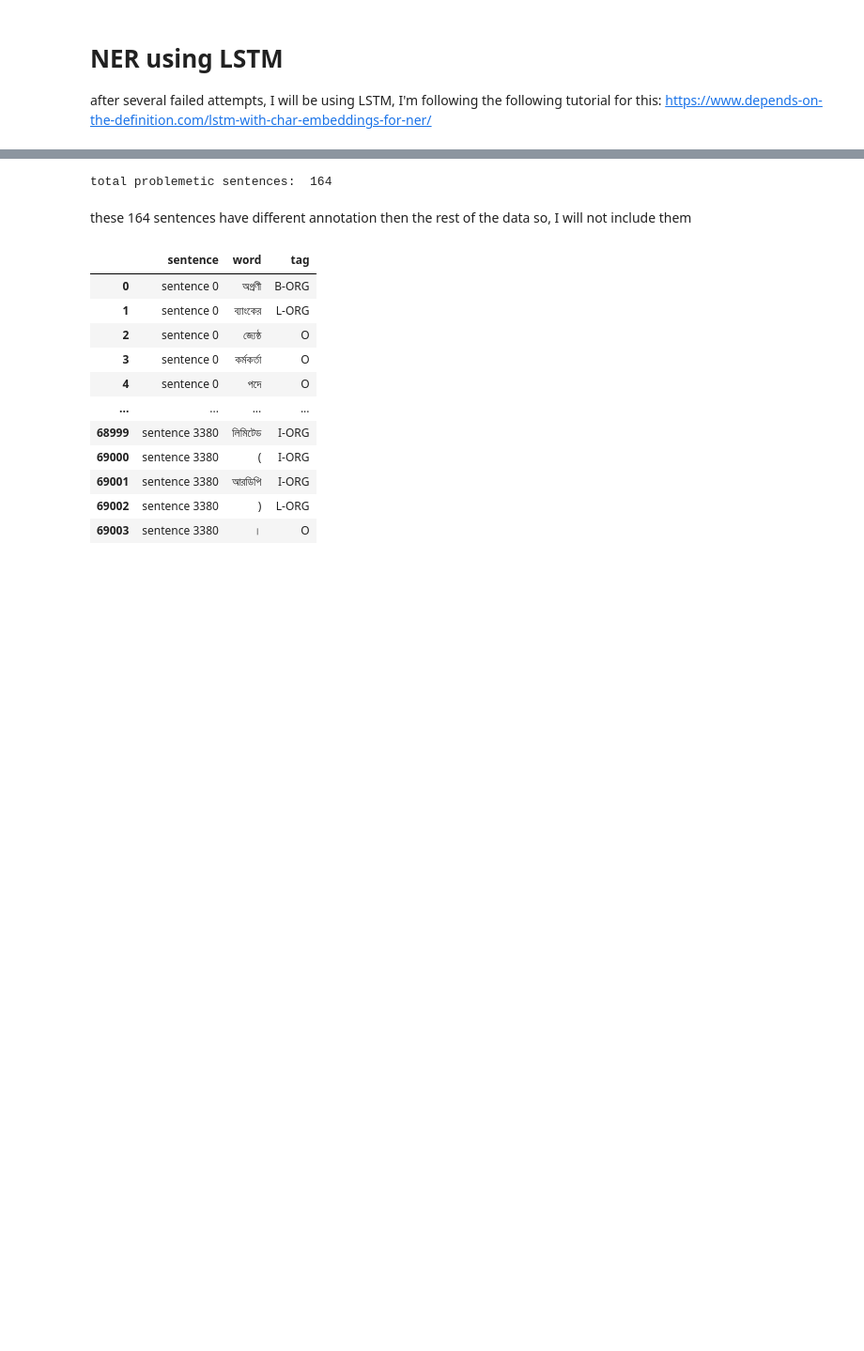
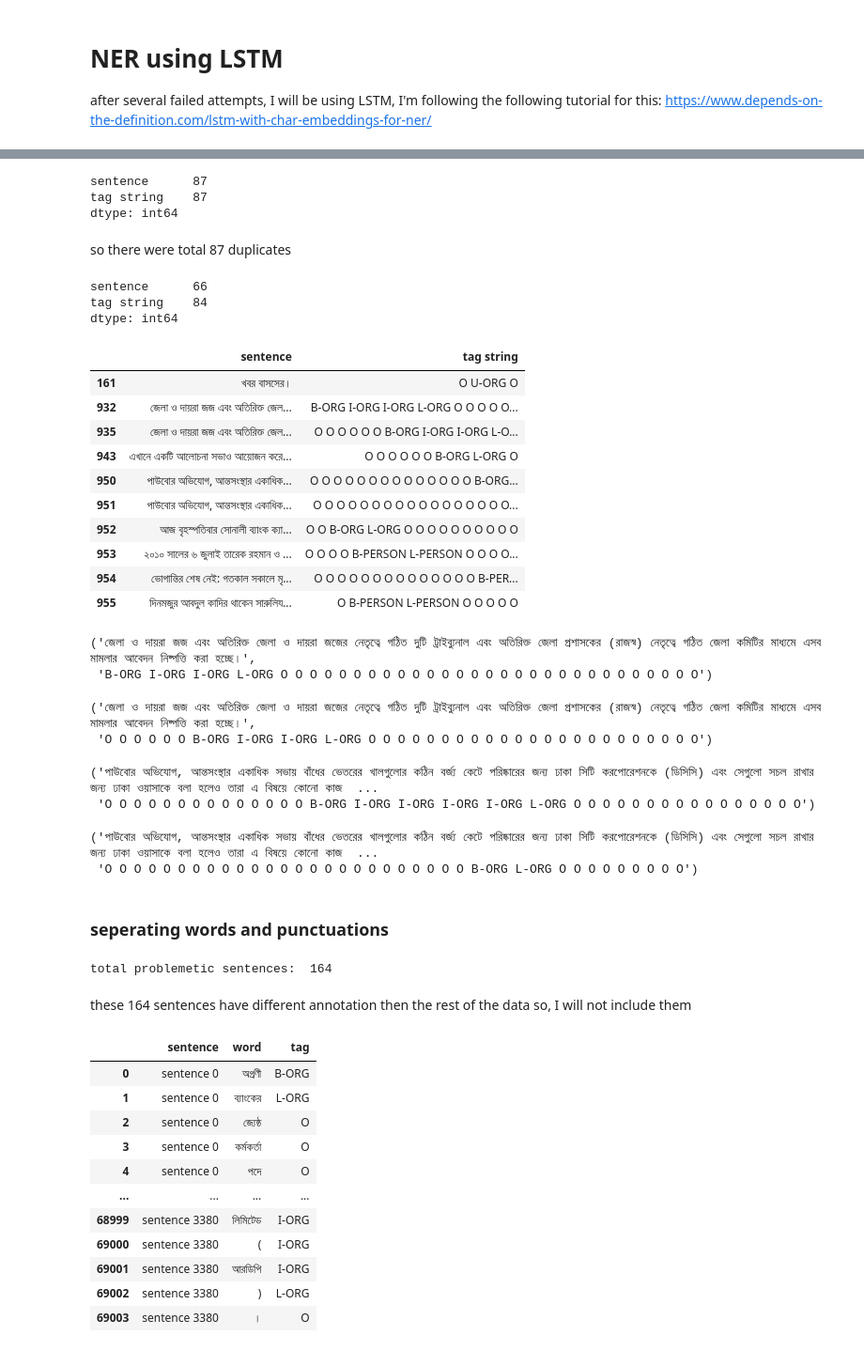
Before and after one commit to MdMonoar/NLP-NER-model-for-Bangla-language, a Jupyter notebook: S_NER_using_LSTM_3.s.ipynb, the cells around one changed output, grey strips where cells are left out. Shown at 94% size. Drawn from its saved outputs; the diff is of its cells as text; code cells hidden in the pictures; blank space fills up the shorter version.

```diff
--- a/S_NER_using_LSTM_3.s.ipynb
+++ b/S_NER_using_LSTM_3.s.ipynb
@@ -29,3 +83,53 @@ for jsonl_string in jsonl_list:
+# %%
+dfp[dfp.duplicated()].count()
+# %% [output]
+sentence      87
+tag string    87
+dtype: int64
+# %% [markdown]
+so there were total 87 duplicates
+# %%
+dfp[dfp.duplicated()].nunique()
+# %% [output]
+sentence      66
+tag string    84
+dtype: int64
+# %%
+dfp[dfp.duplicated()].head(10)
+# %% [output]
+|  | sentence | tag string |
+| 161 | খবর বাসসের। | O U-ORG O |
+| 932 | জেলা ও দায়রা জজ এবং অতিরিক্ত জেল... | B-ORG I-ORG I-ORG L-ORG O O O O O... |
+| 935 | জেলা ও দায়রা জজ এবং অতিরিক্ত জেল... | O O O O O O B-ORG I-ORG I-ORG L-O... |
+| 943 | এখানে একটি আলোচনা সভাও আয়োজন করে... | O O O O O O B-ORG L-ORG O |
+| 950 | পাউবোর অভিযোগ, আন্তসংস্থার একাধিক... | O O O O O O O O O O O O O O B-ORG... |
+| 951 | পাউবোর অভিযোগ, আন্তসংস্থার একাধিক... | O O O O O O O O O O O O O O O O O... |
+| 952 | আজ বৃহস্পতিবার সোনালী ব্যাংক ক্যা... | O O B-ORG L-ORG O O O O O O O O O O |
+| 953 | ২০১০ সালের ৬ জুলাই তারেক রহমান ও ... | O O O O B-PERSON L-PERSON O O O O... |
+| 954 | ভোগান্তির শেষ নেই: গতকাল সকালে মৃ... | O O O O O O O O O O O O O O B-PER... |
+| 955 | দিনমজুর আবদুল কাদির থাকেন সারুলিয... | O B-PERSON L-PERSON O O O O O |
+# %%
+dfp.loc[932]['sentence'], dfp.loc[932]['tag string']
+# %% [output]
+('জেলা ও দায়রা জজ এবং অতিরিক্ত জেলা ও দায়রা জজের নেতৃত্বে গঠিত দুটি ট্রাইব্যুনাল এবং অতিরিক্ত জেলা প্রশাসকের (রাজস্ব) নেতৃত্বে গঠিত জেলা কমিটির মাধ্যমে এসব মামলার আবেদন নিষ্পত্তি করা হচ্ছে।',
+ 'B-ORG I-ORG I-ORG L-ORG O O O O O O O O O O O O O O O O O O O O O O O O O O O O O')
+# %%
+dfp.loc[935]['sentence'], dfp.loc[935]['tag string']
+# %% [output]
+('জেলা ও দায়রা জজ এবং অতিরিক্ত জেলা ও দায়রা জজের নেতৃত্বে গঠিত দুটি ট্রাইব্যুনাল এবং অতিরিক্ত জেলা প্রশাসকের (রাজস্ব) নেতৃত্বে গঠিত জেলা কমিটির মাধ্যমে এসব মামলার আবেদন নিষ্পত্তি করা হচ্ছে।',
+ 'O O O O O O B-ORG I-ORG I-ORG L-ORG O O O O O O O O O O O O O O O O O O O O O O O')
+# %%
+dfp.loc[950]['sentence'], dfp.loc[950]['tag string']
+# %% [output]
+('পাউবোর অভিযোগ, আন্তসংস্থার একাধিক সভায় বাঁধের ভেতরের খালগুলোর কঠিন বর্জ্য কেটে পরিষ্কারের জন্য ঢাকা সিটি করপোরেশনকে (ডিসিসি) এবং সেগুলো সচল রাখার জন্য ঢাকা ওয়াসাকে বলা হলেও তারা এ বিষয়ে কোনো কাজ  ...
+ 'O O O O O O O O O O O O O O B-ORG I-ORG I-ORG I-ORG I-ORG L-ORG O O O O O O O O O O O O O O O O')
+# %%
+dfp.loc[951]['sentence'], dfp.loc[951]['tag string']
+# %% [output]
+('পাউবোর অভিযোগ, আন্তসংস্থার একাধিক সভায় বাঁধের ভেতরের খালগুলোর কঠিন বর্জ্য কেটে পরিষ্কারের জন্য ঢাকা সিটি করপোরেশনকে (ডিসিসি) এবং সেগুলো সচল রাখার জন্য ঢাকা ওয়াসাকে বলা হলেও তারা এ বিষয়ে কোনো কাজ  ...
+ 'O O O O O O O O O O O O O O O O O O O O O O O O O B-ORG L-ORG O O O O O O O O O')
+# %% [markdown]
+### seperating words and punctuations
 # %%
 # function for seperating words and punctuations so that they would match the tag list
 
```
Also changed, not shown: parts of 9 cells of this notebook.
